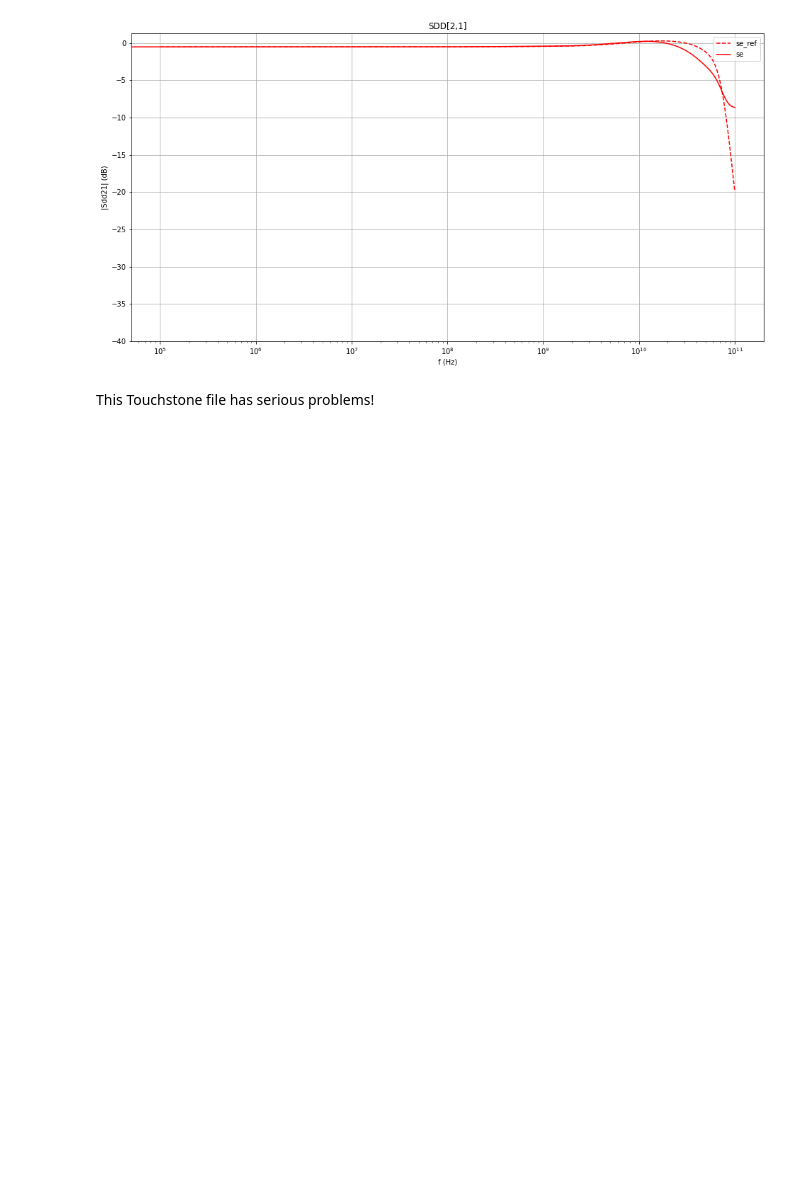
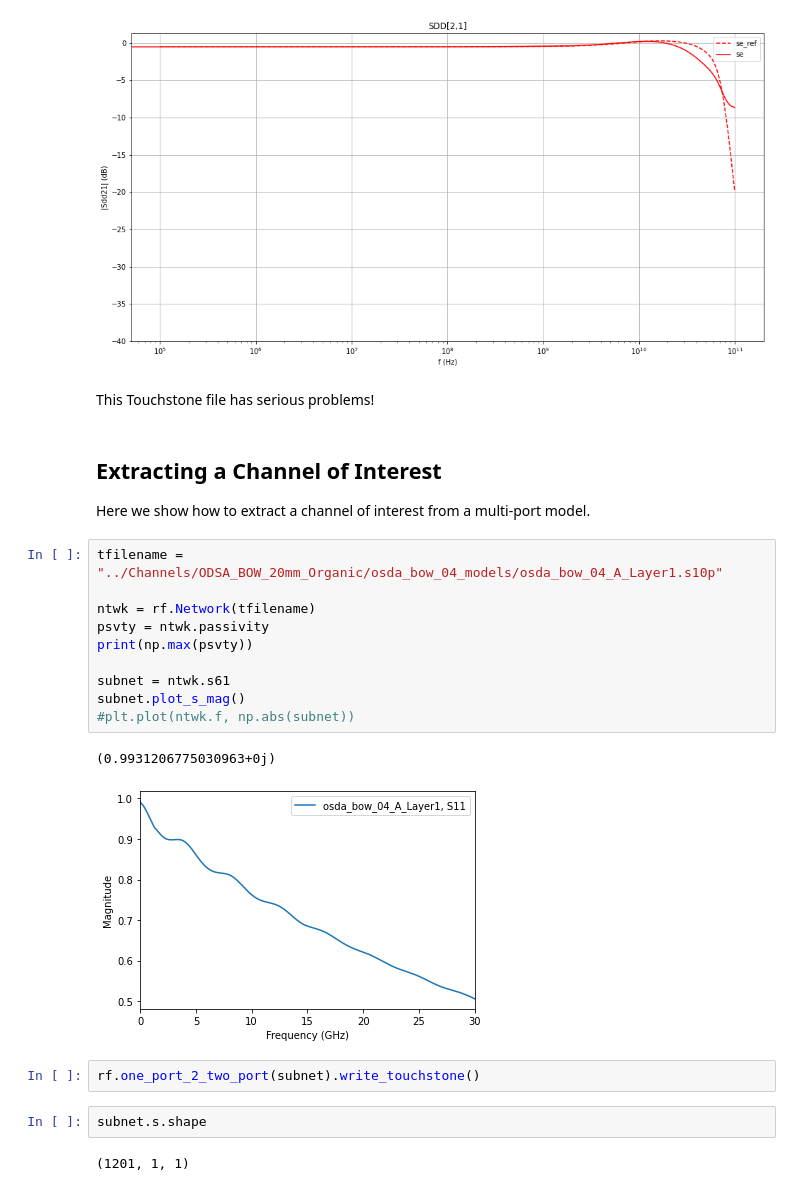
Before and after one commit to capn-freako/PyBERT, a Jupyter notebook: misc/scikit-rf/S-param Check.ipynb, the cells around one changed output. Drawn from its saved outputs; the diff is of its cells as text; blank space fills up the shorter version.

```diff
--- a/misc/scikit-rf/S-param Check.ipynb
+++ b/misc/scikit-rf/S-param Check.ipynb
@@ -281,3 +281,26 @@ plt.axis(ymin=-40);
 [figure]
 # %% [markdown]
 This Touchstone file has serious problems!
+# %% [markdown]
+## Extracting a Channel of Interest
+
+Here we show how to extract a channel of interest from a multi-port model.
+# %%
+tfilename = "../Channels/ODSA_BOW_20mm_Organic/osda_bow_04_models/osda_bow_04_A_Layer1.s10p"
+
+ntwk = rf.Network(tfilename)
+psvty = ntwk.passivity
+print(np.max(psvty))
+
+subnet = ntwk.s61
+subnet.plot_s_mag()
+#plt.plot(ntwk.f, np.abs(subnet))
+# %% [output]
+(0.9931206775030963+0j)
+[figure, added]
+# %%
+rf.one_port_2_two_port(subnet).write_touchstone()
+# %%
+subnet.s.shape
+# %% [output]
+(1201, 1, 1)
```
Also changed, not shown: parts of 1 cell of this notebook, 11 other files.
